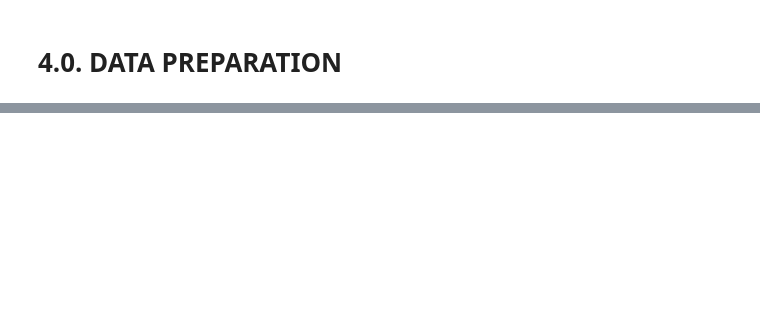
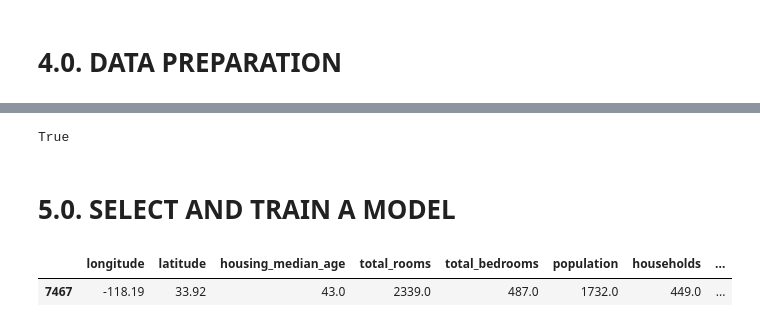
Before and after one commit to Emanoelgenez/housing, a Jupyter notebook: notebooks/data_description.ipynb, the cells around one changed output, grey strips where cells are left out. Saved outputs shown, nothing was run; the diff lists cells and outputs as text; code cells hidden in the pictures; blank space fills up the shorter version.

```diff
--- a/notebooks/data_description.ipynb
+++ b/notebooks/data_description.ipynb
@@ -733,0 +727,13 @@ Select and Train a Model
+# %%
+np.allclose(housing_prepared, old_housing_prepared)
+# %% [output]
+True
+# %% [markdown]
+# 5.0. SELECT AND TRAIN A MODEL
+# %%
+df5 = df3.copy()
+# %%
+df5.sample()
+# %% [output]
+|  | longitude | latitude | housing_median_age | total_rooms | total_bedrooms | population | households | ... |
+| 7467 | -118.19 | 33.92 | 43.0 | 2339.0 | 487.0 | 1732.0 | 449.0 | ... |
```
Also changed, not shown: parts of 76 cells of this notebook.
